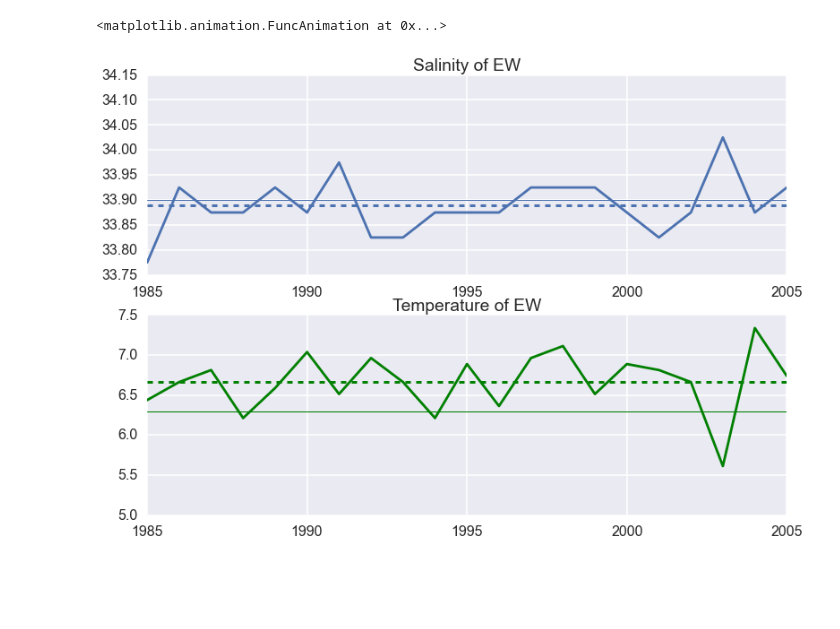
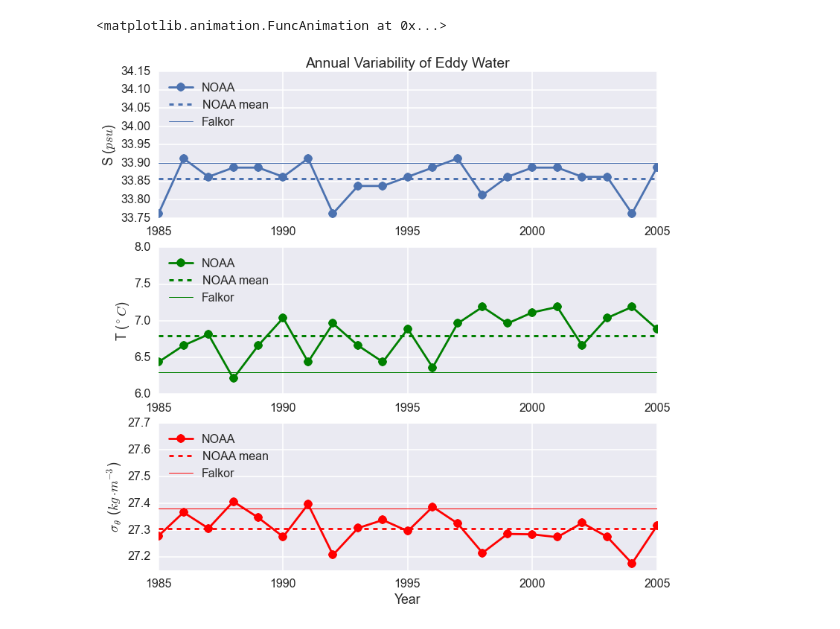
Before and after one commit to UBC-MOAD/falkor_upwelling, a Jupyter notebook: 1_Notebooks/NOAA_observed_levels.ipynb, the cells around one changed output. Saved outputs shown, nothing was run; the diff lists cells and outputs as text; code cells hidden in the pictures; blank space fills up the shorter version.

```diff
--- a/1_Notebooks/NOAA_observed_levels.ipynb
+++ b/1_Notebooks/NOAA_observed_levels.ipynb
@@ -379,28 +449,63 @@ def animate(i):
 animation.FuncAnimation(fig, animate, init_func=init,frames=len(yrER_cast_inf),interval=500)
 # %% [output]
 <matplotlib.animation.FuncAnimation at 0x...>
-# %%
-plt.subplot(2,1,1)
-plt.plot(np.arange(MIN_YEAR,MAX_YEAR+1),yrEW_S)
-plt.gca().set_color_cycle(None)
-plt.plot([MIN_YEAR,MAX_YEAR],[33.9,33.9],'-',lw=1)
-plt.gca().set_color_cycle(None)
-plt.plot(np.arange(MIN_YEAR,MAX_YEAR+1),[np.mean(yrEW_S) for k in range(MIN_YEAR,MAX_YEAR+1)],'--',lw=3)
-plt.ylim((33.75,34.15))
-plt.xlim((MIN_YEAR,MAX_YEAR))
-plt.title('Salinity of EW')
-
-plt.subplot(2,1,2)
-plt.plot(np.arange(MIN_YEAR,MAX_YEAR+1),yrEW_T,'g')
-plt.plot([MIN_YEAR,MAX_YEAR],[6.3,6.3],'-g',lw=1)
-plt.plot(np.arange(MIN_YEAR,MAX_YEAR+1),[np.mean(yrEW_T) for k in range(MIN_YEAR,MAX_YEAR+1)],'--g',lw=3)
-plt.ylim((5,7.5))
-plt.xlim((MIN_YEAR,MAX_YEAR))
-plt.title('Temperature of EW')
-
-plt.show()
-# %% [output]
-[figure, removed]
+# %%
+plt.figure(figsize=(12,12))
+
+plt.subplot(3,1,1)
+# plot the NOAA annual data
+plt.plot(np.arange(MIN_YEAR,MAX_YEAR+1),yrEW_S,'-o',label='NOAA')
+plt.gca().set_color_cycle(None)
+plt.plot(np.arange(MIN_YEAR,MAX_YEAR+1),[np.nanmean(yrEW_S) for k in range(MIN_YEAR,MAX_YEAR+1)],'--',lw=3,label='NOAA mean')
+
+# plot the Falkor13 data as a horizontal line
+plt.gca().set_color_cycle(None)
+plt.plot([MIN_YEAR,MAX_YEAR],[33.9,33.9],'-',lw=1,label='Falkor')
+
+# setup axis title and limits
+plt.ylim((33.75,34.15))
+plt.xlim((MIN_YEAR,MAX_YEAR))
+#plt.title('Salinity of EW')
+plt.ylabel(r'S ($psu$)')
+plt.legend(loc=2)
+plt.title('Annual Variability of Eddy Water')
+
+plt.subplot(3,1,2)
+# plot the NOAA annual temp data
+plt.plot(np.arange(MIN_YEAR,MAX_YEAR+1),yrEW_T,'-og',label='NOAA')
+plt.plot(np.arange(MIN_YEAR,MAX_YEAR+1),[np.nanmean(yrEW_T) for k in range(MIN_YEAR,MAX_YEAR+1)],'--g',lw=3,label='NOAA mean')
+
+# plot the Falkor13 data
+plt.plot([MIN_YEAR,MAX_YEAR],[6.3,6.3],'-g',lw=1,label='Falkor')
+
+# setup axis title and limits
+plt.ylim((6,8))
+plt.xlim((MIN_YEAR,MAX_YEAR))
+#plt.title('Temperature of EW')
+plt.ylabel(r'T ($^\circ C$)')
+plt.legend(loc=2)
+
+sigmaT_EW = []
+for ii in range(0,MAX_YEAR-MIN_YEAR+1):
+    sigmaT_EW.append(SW.dens(yrEW_S[ii],yrEW_T[ii],-meanER)-1000)
+
+falk_sigmaT = SW.dens(33.9,6.3,160)-1000
+
+plt.subplot(3,1,3)
+plt.plot(np.arange(MIN_YEAR,MAX_YEAR+1),sigmaT_EW,'-or',label='NOAA')
+plt.plot([MIN_YEAR,MAX_YEAR],[np.mean(sigmaT_EW),np.mean(sigmaT_EW)],'--r',label='NOAA mean')
+plt.plot([MIN_YEAR,MAX_YEAR],[falk_sigmaT,falk_sigmaT],'-r',lw=1,label='Falkor')
+plt.xlim((MIN_YEAR,MAX_YEAR))
+plt.ylim((27.15,27.7))
+
+plt.xlabel('Year')
+plt.ylabel(r'$\sigma_\theta$ ($kg \cdot m^{-3}$)')
+plt.legend(loc=2)
+#plt.title('Eddy water pot. dens. anomaly')
+
+plt.show()
+# %% [output]
+[figure, added]
 # %%
 print 'Corr. coeff. between EW T and EW S: ', np.corrcoef(yrEW_T,yrEW_S)[1,0]
 # %% [output]
```
Also changed, not shown: parts of 12 cells of this notebook, 4 other files.
